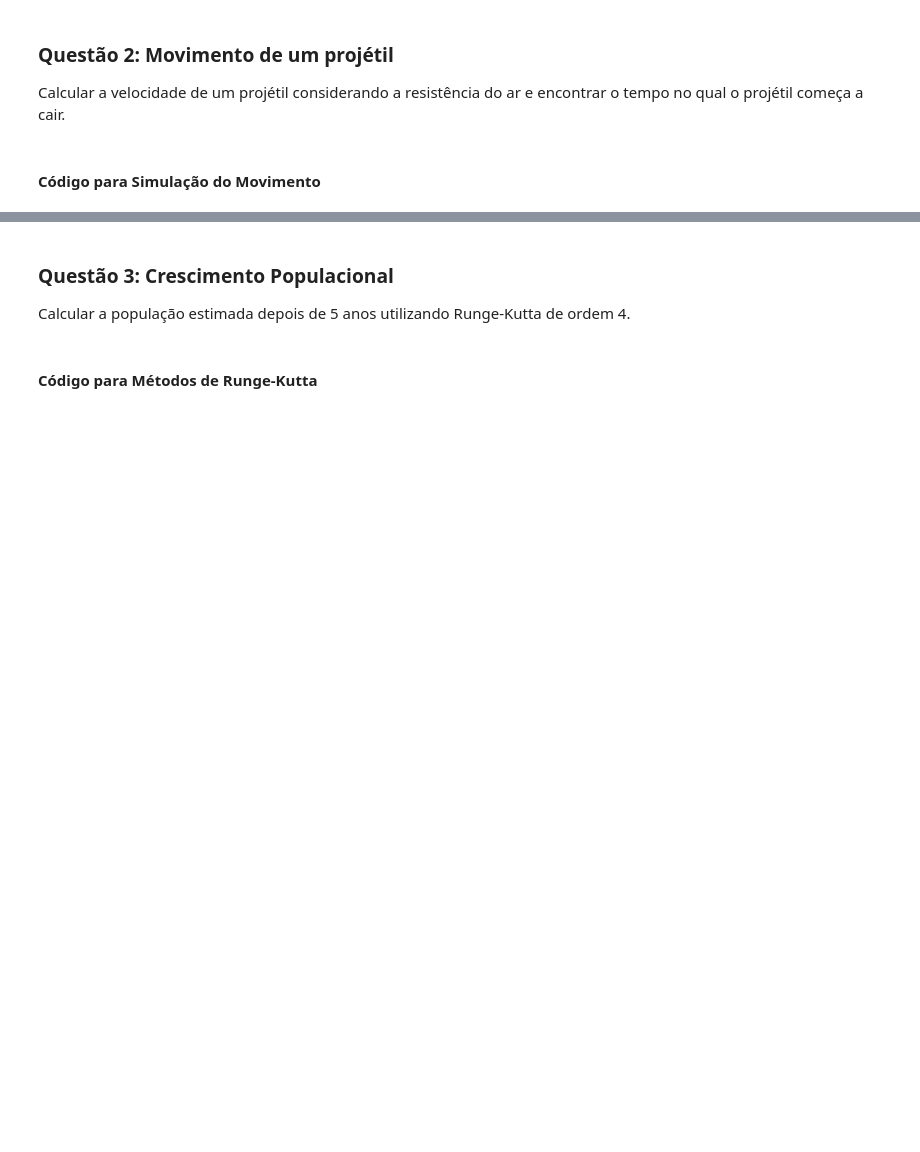
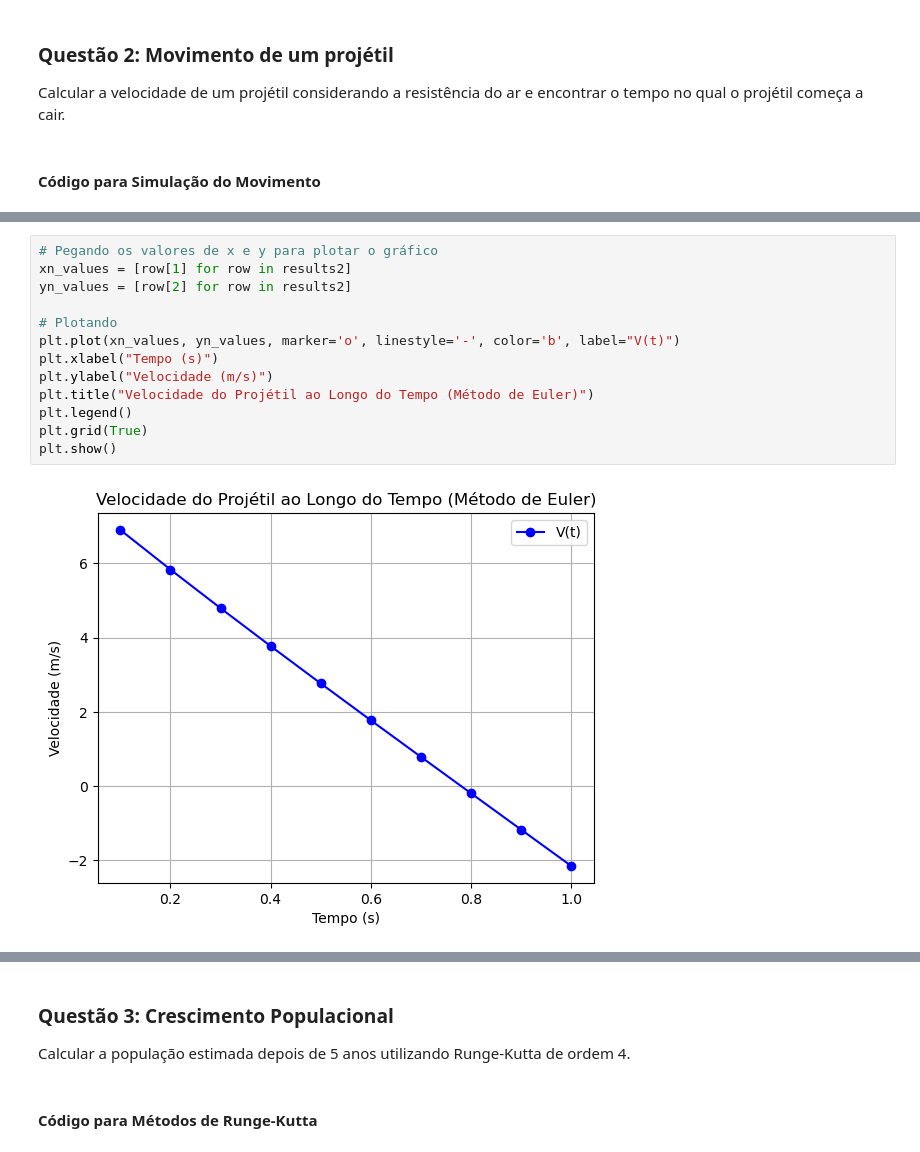
Before and after one commit to georgianagraca/prova3_calculonumerico, a Jupyter notebook: Prova3.ipynb, the cells around one changed output, grey strips where cells are left out. Drawn from its saved outputs; the diff is of its cells as text; blank space fills up the shorter version.

```diff
--- a/Prova3.ipynb
+++ b/Prova3.ipynb
@@ -199,0 +194,15 @@ O projétil começa a cair após 0.80 segundos.
+# %%
+# Pegando os valores de x e y para plotar o gráfico
+xn_values = [row[1] for row in results2]
+yn_values = [row[2] for row in results2]
+
+# Plotando
+plt.plot(xn_values, yn_values, marker='o', linestyle='-', color='b', label="V(t)")
+plt.xlabel("Tempo (s)")
+plt.ylabel("Velocidade (m/s)")
+plt.title("Velocidade do Projétil ao Longo do Tempo (Método de Euler)")
+plt.legend()
+plt.grid(True)
+plt.show()
+# %% [output]
+[figure, added]
```
Also changed, not shown: parts of 11 cells of this notebook, 1 other file.
